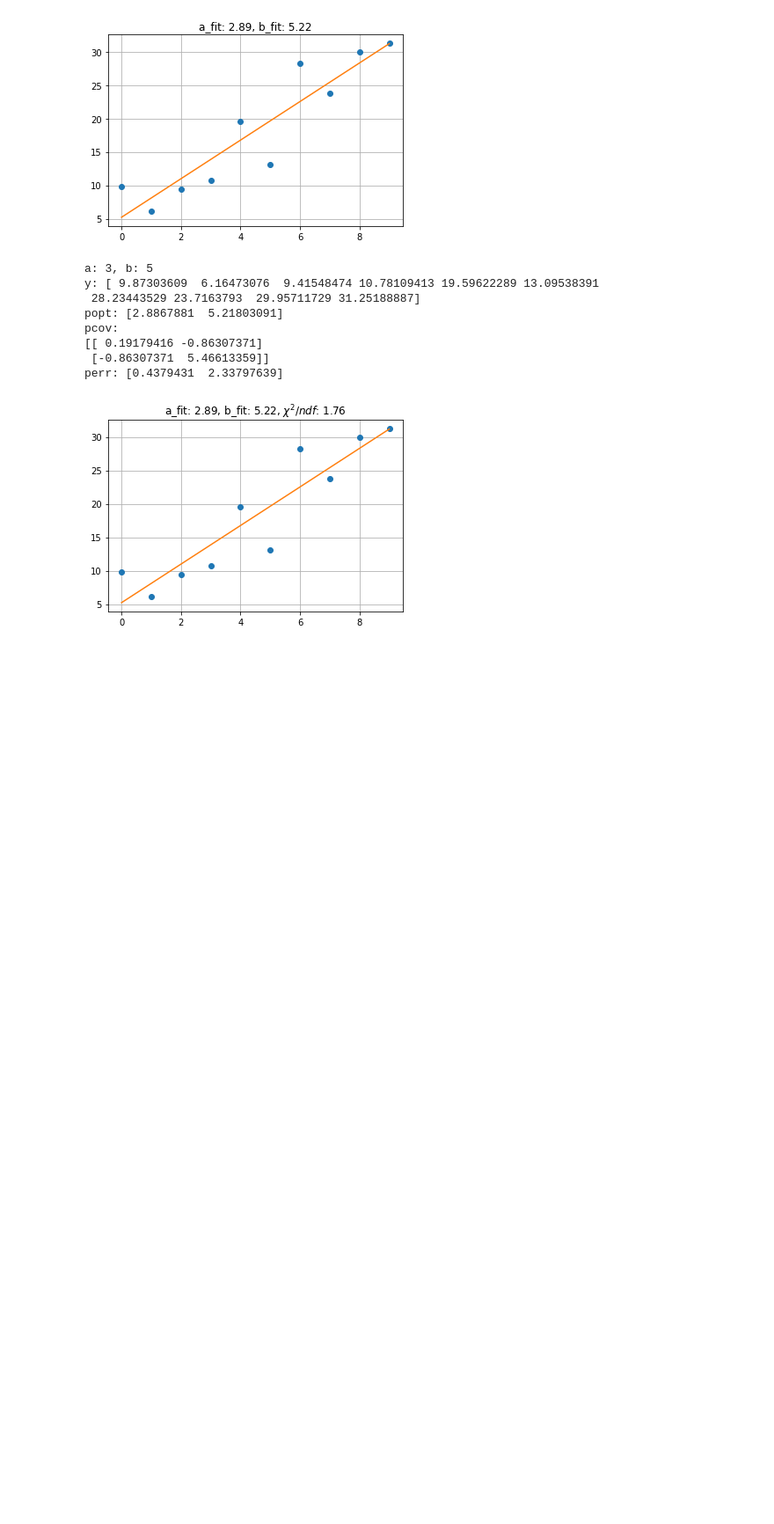
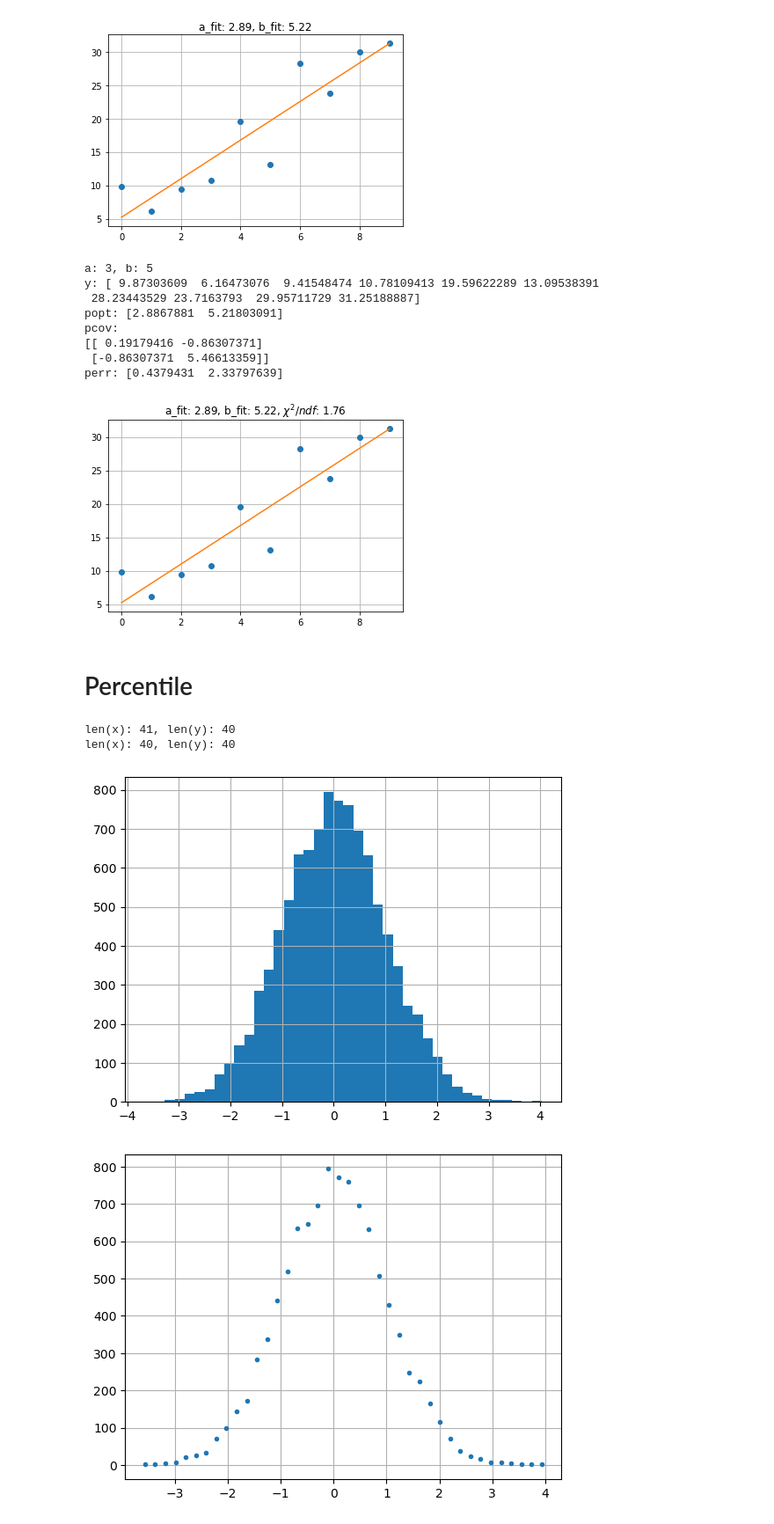
Before and after one commit to sandra-biology/Data-Analytics-A, a Jupyter notebook: stat.ipynb, the cells around one changed output. Shown: that part at 88% size. Saved outputs shown, nothing was run; the diff lists cells and outputs as text; code cells hidden in the pictures; blank space fills up the shorter version.

Commit message:
added percentiles and cumulative distribution

```diff
--- a/stat.ipynb
+++ b/stat.ipynb
@@ -243,3 +243,31 @@ pcov:
  [-0.86307371  5.46613359]]
 perr: [0.4379431  2.33797639]
 [figure]
+# %% [markdown]
+# Percentile
+# %%
+import numpy as np
+import matplotlib.pyplot as plt
+
+np.random.seed(1)
+
+data = np.random.normal(size=10000)
+# print(y)
+# %%
+plt.figure()
+y, x, _ = plt.hist(data, bins=40)
+plt.grid()
+
+print(f'len(x): {len(x)}, len(y): {len(y)}')  # len(y) = 40, len(x) = 41
+
+x = (x[1:] + x[:-1]) / 2  # find centers of the bins
+print(f'len(x): {len(x)}, len(y): {len(y)}')
+
+plt.figure()
+plt.plot(x, y, '.')
+plt.grid()
+# %% [output]
+len(x): 41, len(y): 40
+len(x): 40, len(y): 40
+[figure, added]
+[figure, added]
```
Also changed, not shown: parts of 2 cells of this notebook.
